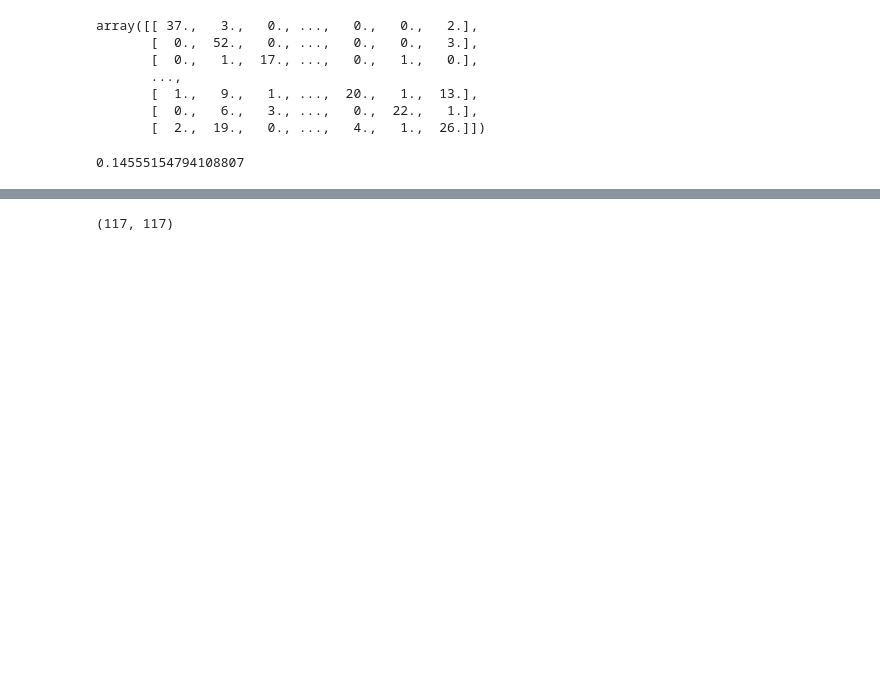
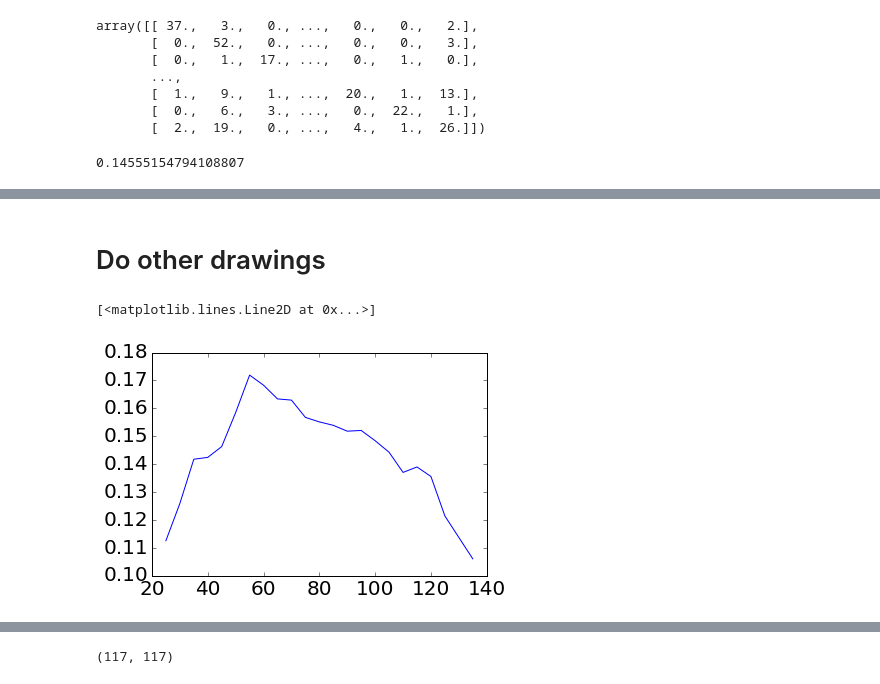
Before and after one commit to neuroailab/barrel, a Jupyter notebook: ipython_note_anlys/Response_analysis.ipynb, the cells around one changed output, grey strips where cells are left out. Cells and saved outputs as stored; diff of their text form; code cells hidden in the pictures; blank space fills up the shorter version.

```diff
--- a/ipython_note_anlys/Response_analysis.ipynb
+++ b/ipython_note_anlys/Response_analysis.ipynb
@@ -501,0 +652,32 @@ np.sum(argmax_fcadd==data_label)*1.0/len(data_label)
+# %% [markdown]
+# Do other drawings
+# %%
+# Load speed and scale array
+
+dir_hdf5 = '/mnt/data/chengxuz/barrel/responses_otherlabels.hdf5'
+
+fin_hdf5 = h5py.File(dir_hdf5, 'r')
+scale_arr = np.asarray(fin_hdf5['scale'])
+scale_arr = scale_arr[:, 3]
+
+speed_arr = np.asarray(fin_hdf5['speed'])
+speed_arr = speed_arr[:, :3]
+
+speed_norm = np.zeros([speed_arr.shape[0]])
+for indx in xrange(speed_arr.shape[0]):
+    speed_norm[indx] = np.linalg.norm(speed_arr[indx, :])
+
+speed_arr = speed_norm
+# %%
+def get_perf_range(range_arr, start_i, end_i, argmax_fcadd, data_label):
+    sample_arr = (range_arr < end_i) & (range_arr > start_i )
+
+    return np.sum(argmax_fcadd[sample_arr]==data_label[sample_arr])*1.0/np.sum(sample_arr)
+# %%
+x_pos = np.arange(25, 140, 5)
+
+perf_scale = [get_perf_range(scale_arr, v-5, v+5, argmax_fcadd, data_label) for v in x_pos]
+plt.plot(x_pos, perf_scale)
+# %% [output]
+[<matplotlib.lines.Line2D at 0x...>]
+[figure, added]
```
Also changed, not shown: parts of 22 cells of this notebook, 1 other file.
